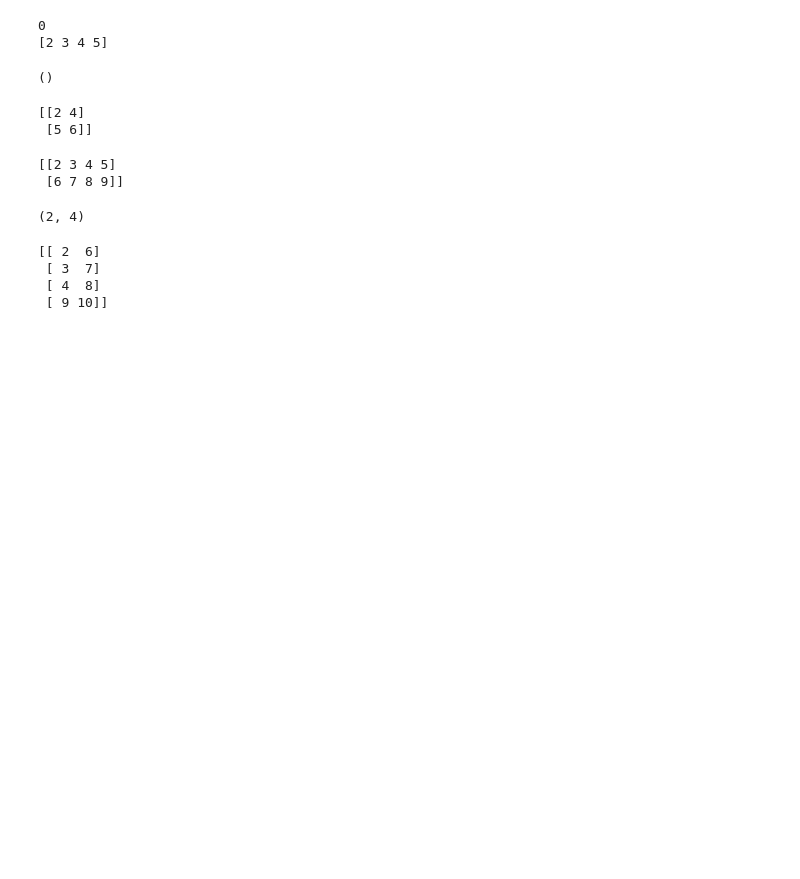
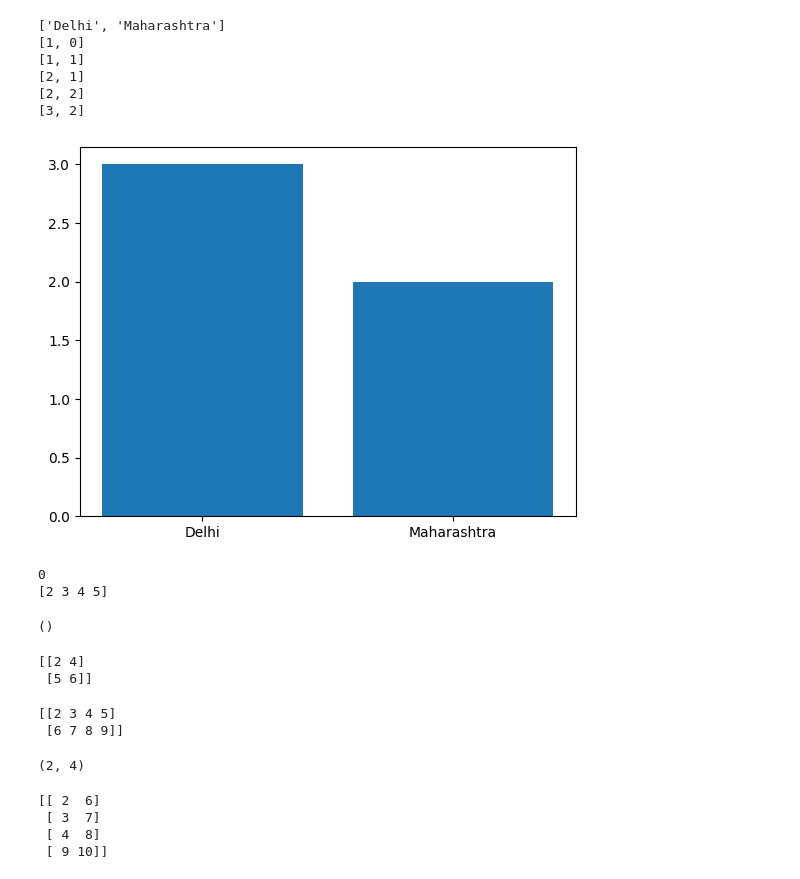
Before and after one commit to priyankarana5650-commits/PriyankaRana, a Jupyter notebook: PriyaRana11.ipynb, the cells around one changed output. Cells and saved outputs as stored; diff of their text form; code cells hidden in the pictures; blank space fills up the shorter version.

```diff
--- a/PriyaRana11.ipynb
+++ b/PriyaRana11.ipynb
@@ -1,5 +1,34 @@
 # %% [markdown]
 <a href="https://colab.research.google.com/github/priyankarana5650-commits/PriyankaRana/blob/main/PriyaRana11.ipynb" target="_parent"><img src="https://colab.research.google.com/assets/colab-badge.svg" alt="Open In Colab"/></a>
+# %%
+#hospital Data
+import matplotlib.pyplot as plt
+hospital_data =[101,102,103,104,105]
+Hospital_name=["A","B","C","D","E"]
+state=["Delhi","Maharashtra","Delhi","Maharashtra","Delhi"]
+hospital_type=["General","General","Special","General","Special"]
+unique_state=[]
+state_wise_hospital=[]
+for i in state:
+  if i not in unique_state:
+    unique_state.append(i)
+    state_wise_hospital.append(0)
+print(unique_state)
+#print(state_wise_hospital)
+for i in range(len(state)):
+  index=unique_state.index(state[i])
+  state_wise_hospital[index]=state_wise_hospital[index]+1
+  print(state_wise_hospital)
+plt.bar(unique_state, state_wise_hospital)
+plt.show()
+# %% [output]
+['Delhi', 'Maharashtra']
+[1, 0]
+[1, 1]
+[2, 1]
+[2, 2]
+[3, 2]
+[figure, added]
 # %%
 #Numpy
 import numpy as np
```
Also changed, not shown: parts of 1 cell of this notebook.
